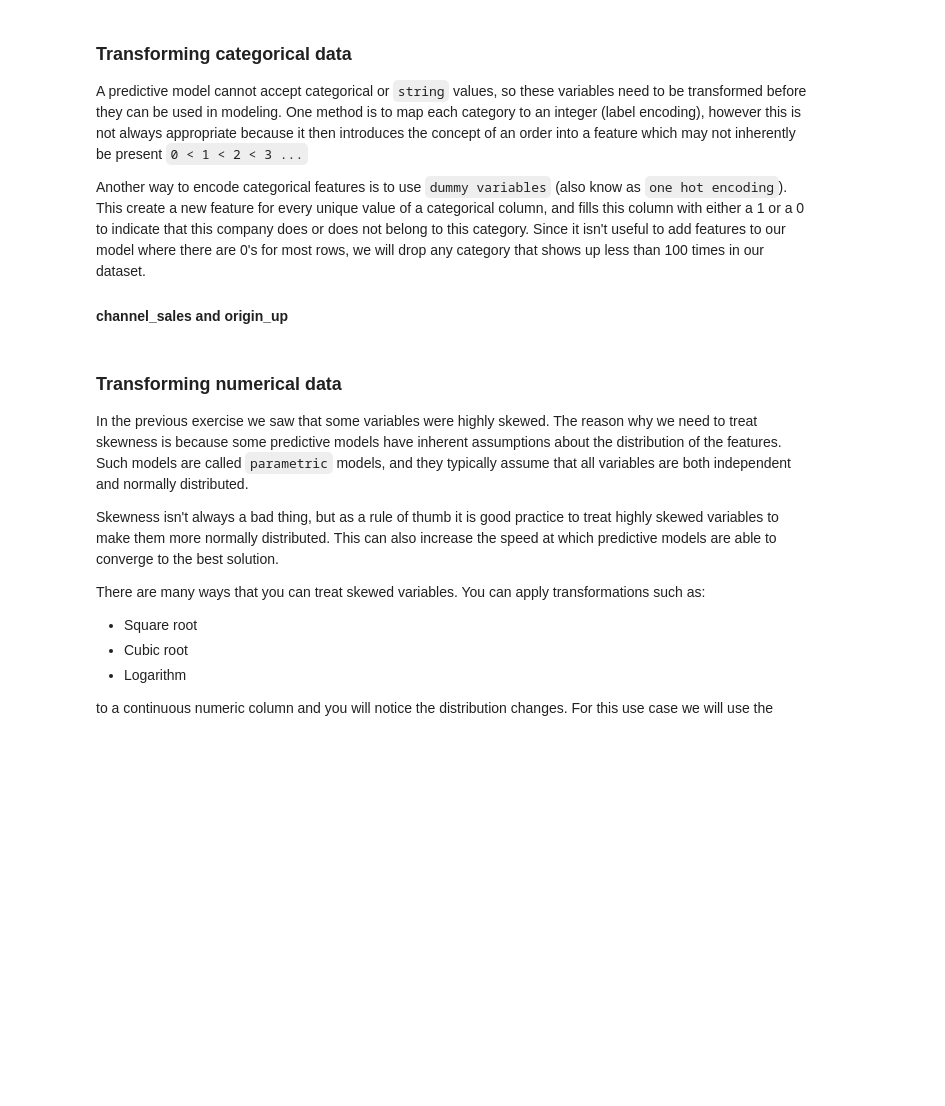
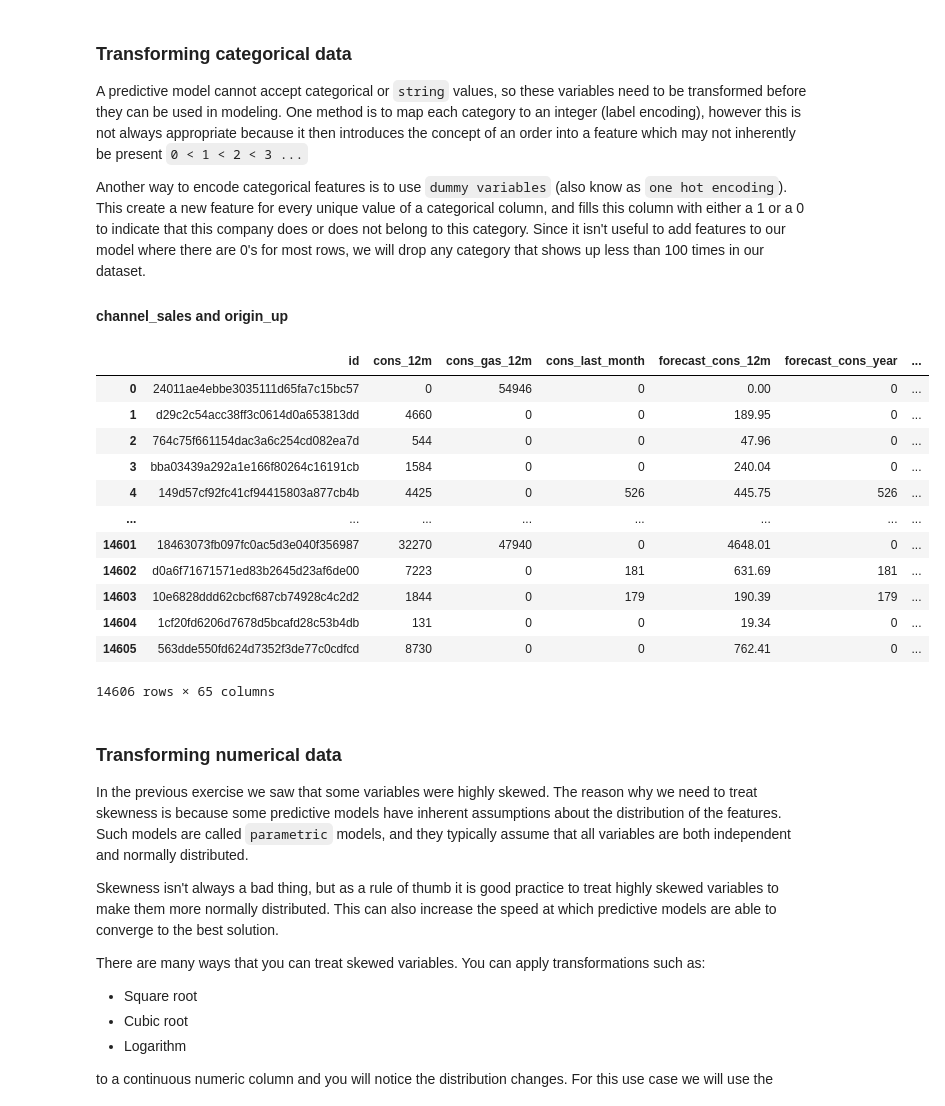
Before and after one commit to wangyf99/BCG-Data-Science-Project, a Jupyter notebook: Task 3 - Model Answer - Feature Engineering.ipynb, the cells around one changed output. Drawn from its saved outputs; the diff is of its cells as text; code cells hidden in the pictures; blank space fills up the shorter version.

```diff
--- a/Task 3 - Model Answer - Feature Engineering.ipynb
+++ b/Task 3 - Model Answer - Feature Engineering.ipynb
@@ -341,6 +341,22 @@ for col in cols:
     dummy_cols = [c for c in df.columns if c.startswith(f"{col}_")]
     drop_cols = [c for c in dummy_cols if c.split(f"{col}_", 1)[1] not in keep_cols]
     df.drop(columns=drop_cols, inplace=True)
+# %%
+df
+# %% [output]
+|  | id | cons_12m | cons_gas_12m | cons_last_month | forecast_cons_12m | forecast_cons_year | ... |
+| 0 | 24011ae4ebbe3035111d65fa7c15bc57 | 0 | 54946 | 0 | 0.00 | 0 | ... |
+| 1 | d29c2c54acc38ff3c0614d0a653813dd | 4660 | 0 | 0 | 189.95 | 0 | ... |
+| 2 | 764c75f661154dac3a6c254cd082ea7d | 544 | 0 | 0 | 47.96 | 0 | ... |
+| 3 | bba03439a292a1e166f80264c16191cb | 1584 | 0 | 0 | 240.04 | 0 | ... |
+| 4 | 149d57cf92fc41cf94415803a877cb4b | 4425 | 0 | 526 | 445.75 | 526 | ... |
+| ... | ... | ... | ... | ... | ... | ... | ... |
+| 14601 | 18463073fb097fc0ac5d3e040f356987 | 32270 | 47940 | 0 | 4648.01 | 0 | ... |
+| 14602 | d0a6f71671571ed83b2645d23af6de00 | 7223 | 0 | 181 | 631.69 | 181 | ... |
+| 14603 | 10e6828ddd62cbcf687cb74928c4c2d2 | 1844 | 0 | 179 | 190.39 | 179 | ... |
+| 14604 | 1cf20fd6206d7678d5bcafd28c53b4db | 131 | 0 | 0 | 19.34 | 0 | ... |
+| 14605 | 563dde550fd624d7352f3de77c0cdfcd | 8730 | 0 | 0 | 762.41 | 0 | ... |
+14606 rows × 65 columns
 # %% [markdown]
 ### Transforming numerical data
 
```
Also changed, not shown: 10 other files.
